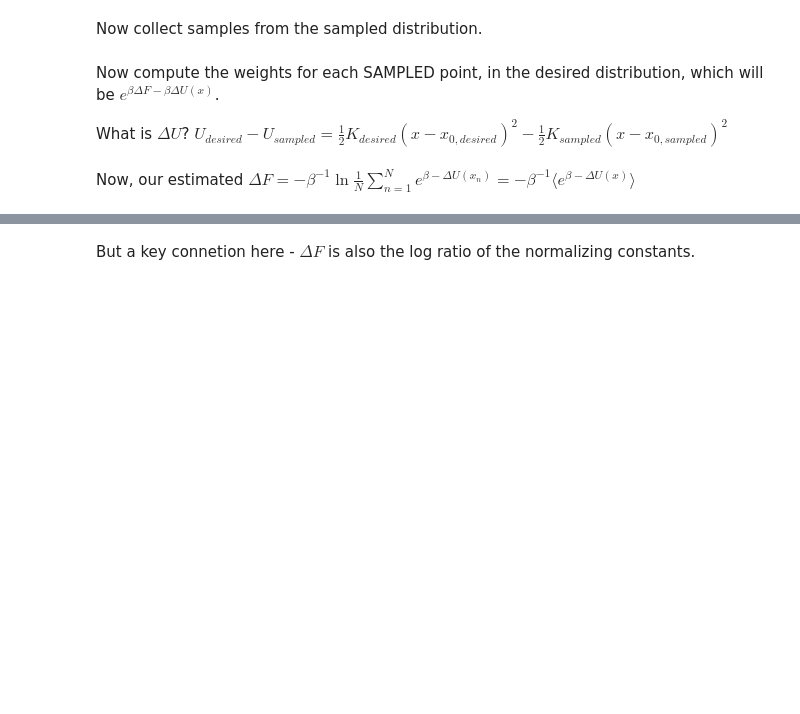
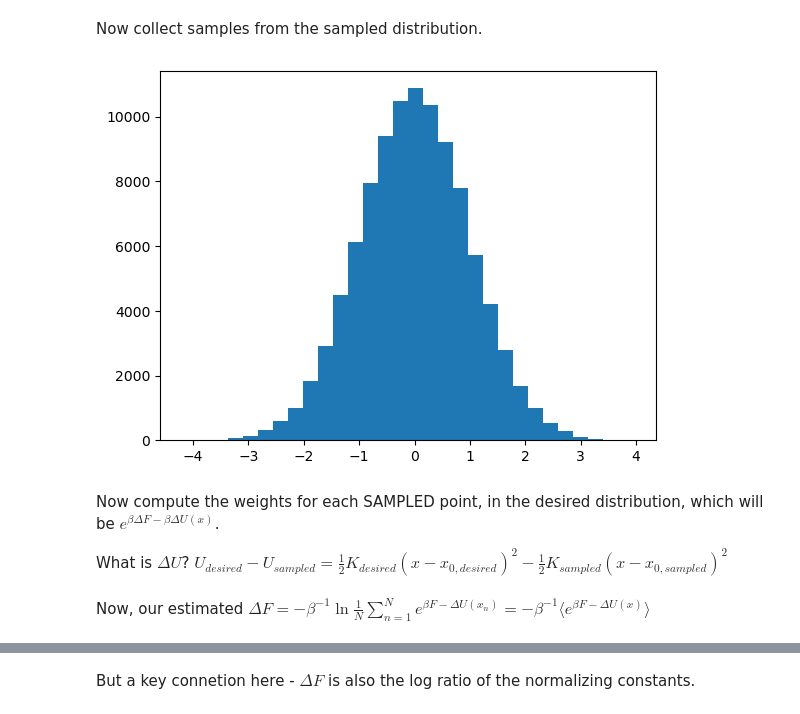
Before and after one commit to shirtsgroup/pymbar_notebook_examples, a Jupyter notebook: harmonic-oscillators/harmonic-oscillators-simple.ipynb, the cells around one changed output, grey strips where cells are left out. Saved outputs shown, nothing was run; the diff lists cells and outputs as text; code cells hidden in the pictures; blank space fills up the shorter version.

```diff
--- a/harmonic-oscillators/harmonic-oscillators-simple.ipynb
+++ b/harmonic-oscillators/harmonic-oscillators-simple.ipynb
@@ -109,9 +111,11 @@ plt.show()
 # %% [markdown]
 Now collect samples from the sampled distribution.
 # %%
-sampled_x = np.random.normal(loc=sampled_mean,scale=sampled_K**(-0.5), size=10000)
+sampled_x = np.random.normal(loc=sampled_mean,scale=sampled_K**(-0.5), size=100000)
 plt.hist(sampled_x,bins=30)
 plt.show()
+# %% [output]
+[figure, added]
 # %% [markdown]
 Now compute the weights for each SAMPLED point, in the desired distribution, which will be $e^{\beta \Delta F- \beta \Delta U(x)}$.
 
@@ -119,7 +123,7 @@ What is $\Delta U$?  $U_{desired}-U_{sampled} = \frac{1}{2}K_{desired}(x-x_{0,de
 # %%
 dU = 0.5 * (desired_K*(sampled_x-desired_mean)**2 - sampled_K*(sampled_x-sampled_mean)**2)
 # %% [markdown]
-Now, our estimated $\Delta F = -\beta^{-1} \ln \frac{1}{N}\sum_{n=1}^N e^{\beta -\Delta U(x_n)} = -\beta^{-1} \langle e^{\beta -\Delta U(x)} \rangle$
+Now, our estimated $\Delta F = -\beta^{-1} \ln \frac{1}{N}\sum_{n=1}^N e^{\beta F -\Delta U(x_n)} = -\beta^{-1} \langle e^{\beta F -\Delta U(x)} \rangle$
 # %%
 plt.hist(dU,bins=30)
 plt.xlabel(r'$\Delta U$')
```
Also changed, not shown: parts of 45 cells of this notebook.
